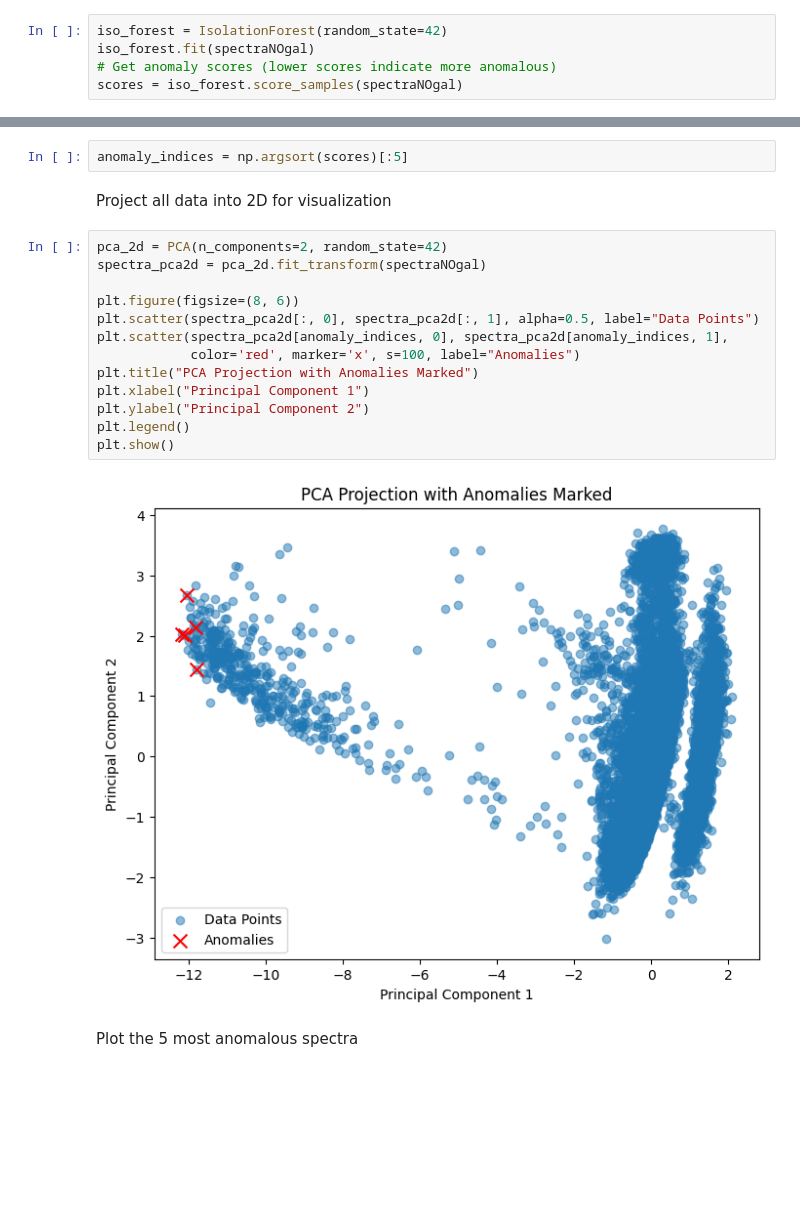
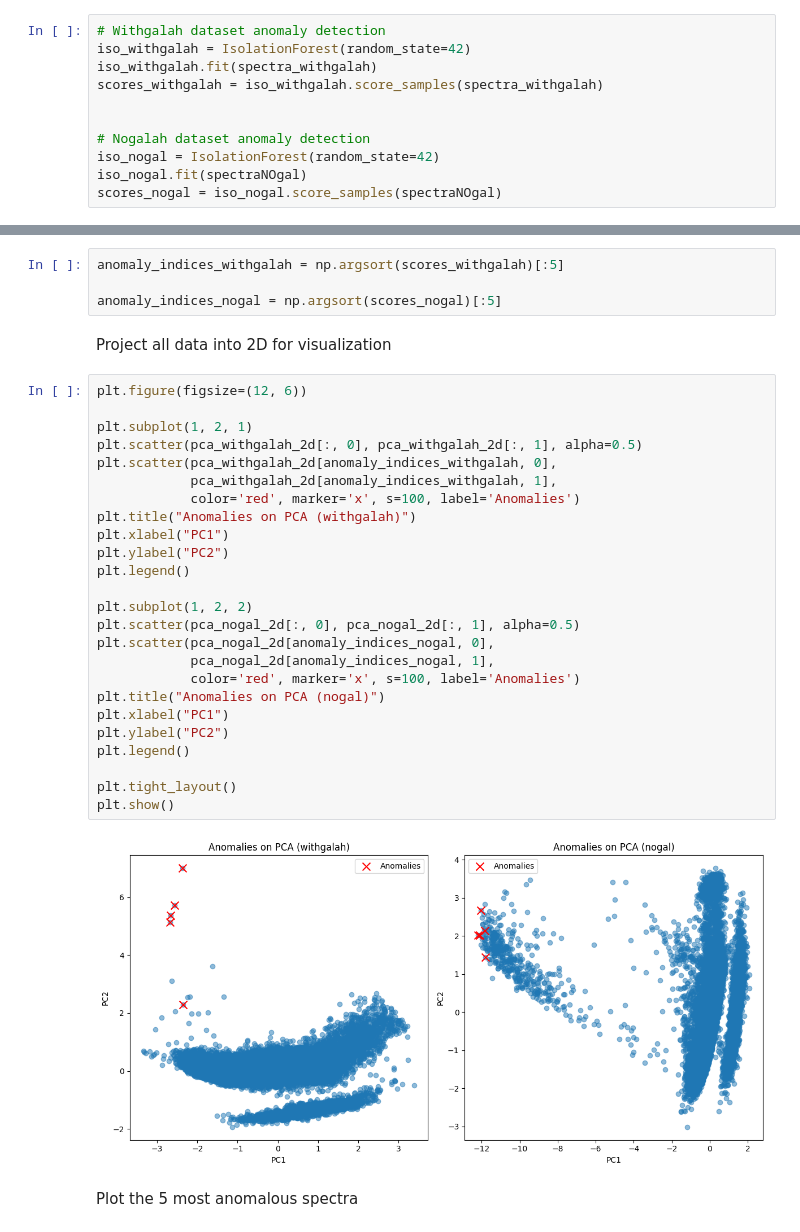
Before and after one commit to JackBlueBird/MHPC.ML.Group.Project.Team.2, a Jupyter notebook: Project2.ipynb, the cells around one changed output, grey strips where cells are left out. Saved outputs shown, nothing was run; the diff lists cells and outputs as text; blank space fills up the shorter version.

```diff
--- a/Project2.ipynb
+++ b/Project2.ipynb
@@ -555,31 +618,51 @@ Run IsolationForest on the spectraNOGal (in high-dimension, not reduced). Find t
 # %% [markdown]
 Fit IsolationForest on the original high-dimensional data
 # %%
-iso_forest = IsolationForest(random_state=42)
-iso_forest.fit(spectraNOgal)
-# Get anomaly scores (lower scores indicate more anomalous)
-scores = iso_forest.score_samples(spectraNOgal)
+# Withgalah dataset anomaly detection
+iso_withgalah = IsolationForest(random_state=42)
+iso_withgalah.fit(spectra_withgalah)
+scores_withgalah = iso_withgalah.score_samples(spectra_withgalah)
+
+
+# Nogalah dataset anomaly detection
+iso_nogal = IsolationForest(random_state=42)
+iso_nogal.fit(spectraNOgal)
+scores_nogal = iso_nogal.score_samples(spectraNOgal)
 # %% [markdown]
 Identify the 5 most anomalous spectra
 # %%
-anomaly_indices = np.argsort(scores)[:5]
+anomaly_indices_withgalah = np.argsort(scores_withgalah)[:5]
+
+anomaly_indices_nogal = np.argsort(scores_nogal)[:5]
 # %% [markdown]
 Project all data into 2D for visualization
 # %%
-pca_2d = PCA(n_components=2, random_state=42)
-spectra_pca2d = pca_2d.fit_transform(spectraNOgal)
+plt.figure(figsize=(12, 6))
 
-plt.figure(figsize=(8, 6))
-plt.scatter(spectra_pca2d[:, 0], spectra_pca2d[:, 1], alpha=0.5, label="Data Points")
-plt.scatter(spectra_pca2d[anomaly_indices, 0], spectra_pca2d[anomaly_indices, 1],
-            color='red', marker='x', s=100, label="Anomalies")
-plt.title("PCA Projection with Anomalies Marked")
-plt.xlabel("Principal Component 1")
-plt.ylabel("Principal Component 2")
+plt.subplot(1, 2, 1)
+plt.scatter(pca_withgalah_2d[:, 0], pca_withgalah_2d[:, 1], alpha=0.5)
+plt.scatter(pca_withgalah_2d[anomaly_indices_withgalah, 0],
+            pca_withgalah_2d[anomaly_indices_withgalah, 1],
+            color='red', marker='x', s=100, label='Anomalies')
+plt.title("Anomalies on PCA (withgalah)")
+plt.xlabel("PC1")
+plt.ylabel("PC2")
 plt.legend()
+
+plt.subplot(1, 2, 2)
+plt.scatter(pca_nogal_2d[:, 0], pca_nogal_2d[:, 1], alpha=0.5)
+plt.scatter(pca_nogal_2d[anomaly_indices_nogal, 0],
+            pca_nogal_2d[anomaly_indices_nogal, 1],
+            color='red', marker='x', s=100, label='Anomalies')
+plt.title("Anomalies on PCA (nogal)")
+plt.xlabel("PC1")
+plt.ylabel("PC2")
+plt.legend()
+
+plt.tight_layout()
 plt.show()
 # %% [output]
-[figure, old version]
+[figure, new version]
 # %% [markdown]
 Plot the 5 most anomalous spectra
 # %%
```
Also changed, not shown: parts of 14 cells of this notebook.
